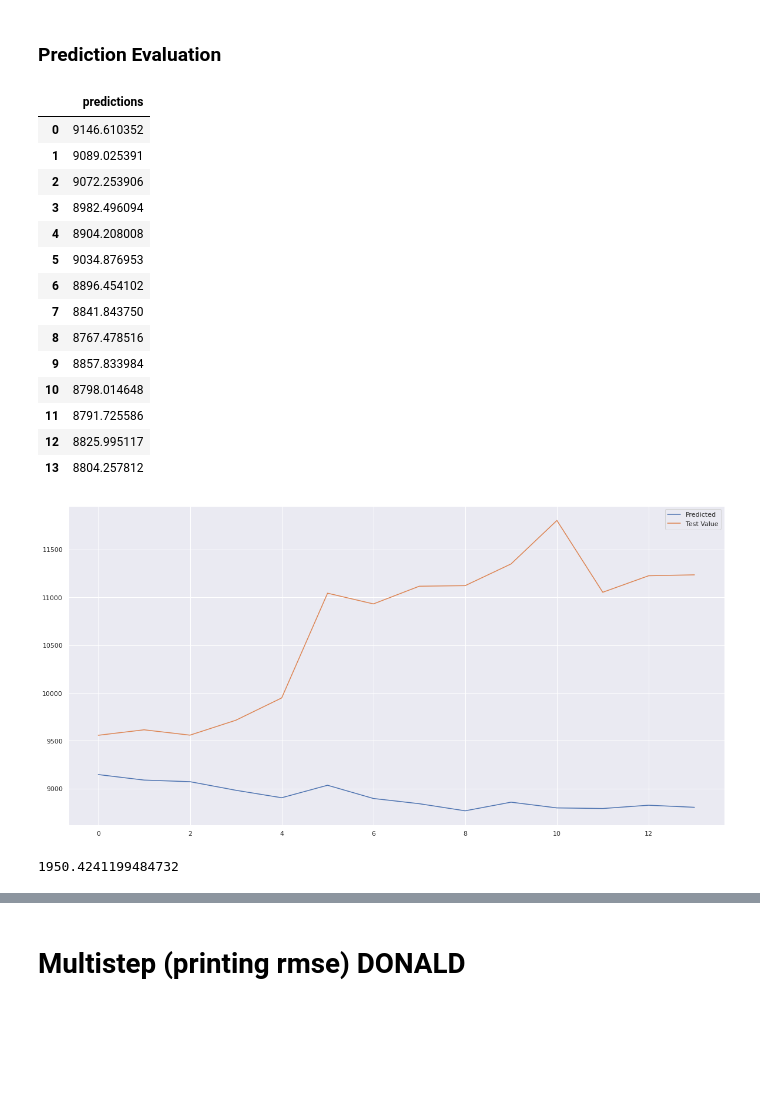
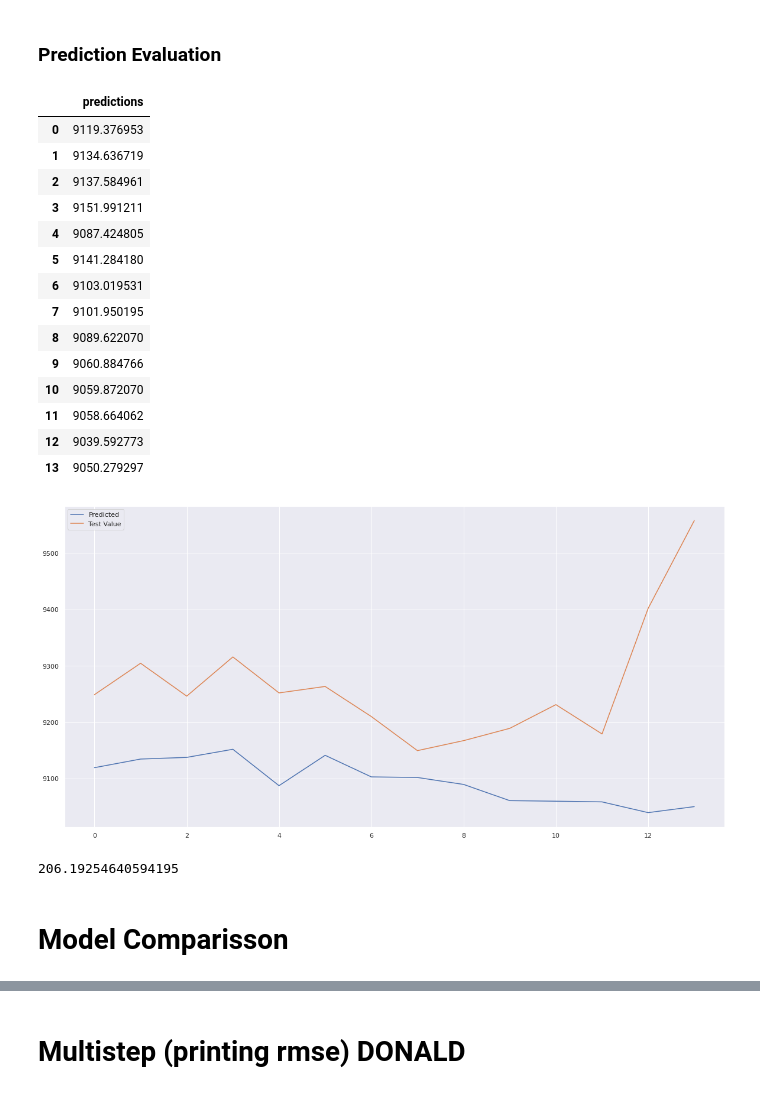
Before and after one commit to DonaldTurton/iLab2, a Jupyter notebook: Multi_Step_LSTM.ipynb, the cells around one changed output, grey strips where cells are left out. Drawn from its saved outputs; the diff is of its cells as text; code cells hidden in the pictures; blank space fills up the shorter version.

```diff
--- a/Multi_Step_LSTM.ipynb
+++ b/Multi_Step_LSTM.ipynb
@@ -483,0 +490,27 @@ Epoch 100/100
+# %%
+# fit model
+#model.fit(X_train, y_train, epochs=100, validation_split=0.2)
+
+
+from time import time
+import time
+# Fit model
+tic = time.perf_counter()
+
+#model.fit(X_train, y_train, epochs=100, validation_split=0.2) #VALIDATION SPLIT???
+
+
+
+# Change epochs as necessary
+history = model.fit(
+    X_train,
+    y_train,
+    epochs=100,
+    validation_split=0.2,
+    callbacks = [early_stopping, reduce_lr])
+
+
+
+toc = time.perf_counter()
+run_time = (toc-tic)/60
+print(f'Model ran in: {run_time:0.2f} minutes')
@@ -488,7 +553,7 @@ Epoch 100/100
 X_test=X_test.reshape((1, n_seq, n_steps, n_features))
 
 #Precidt
-yhat = model.predict(X_test, verbose=0)
+yhat_CNN_LSTM = model.predict(X_test, verbose=0)
 # %%
 # Create the predictions data frame
 
@@ -535,27 +600,26 @@ yhat = model.predict(X_test, verbose=0)
 
 # yhat.columns = ['predictions']
 # %%
-yhat = pd.DataFrame(yhat)
+yhat_CNN_LSTM = pd.DataFrame(yhat_CNN_LSTM)
 # %%
-yhat = yhat.T
-yhat.columns = ['predictions']
-yhat
+yhat_CNN_LSTM = yhat_CNN_LSTM.T
+yhat_CNN_LSTM.columns = ['predictions']
 # %% [output]
 |  | predictions |
-| 0 | 9146.610352 |
-| 1 | 9089.025391 |
-| 2 | 9072.253906 |
-| 3 | 8982.496094 |
-| 4 | 8904.208008 |
-| 5 | 9034.876953 |
-| 6 | 8896.454102 |
-| 7 | 8841.843750 |
-| 8 | 8767.478516 |
-| 9 | 8857.833984 |
-| 10 | 8798.014648 |
-| 11 | 8791.725586 |
-| 12 | 8825.995117 |
-| 13 | 8804.257812 |
+| 0 | 9119.376953 |
+| 1 | 9134.636719 |
+| 2 | 9137.584961 |
+| 3 | 9151.991211 |
+| 4 | 9087.424805 |
+| 5 | 9141.284180 |
+| 6 | 9103.019531 |
+| 7 | 9101.950195 |
+| 8 | 9089.622070 |
+| 9 | 9060.884766 |
+| 10 | 9059.872070 |
+| 11 | 9058.664062 |
+| 12 | 9039.592773 |
+| 13 | 9050.279297 |
 # %%
 # Create the test set data frame
 y_test = pd.DataFrame(np.reshape(np.array(y_test), (14,1)))
@@ -564,18 +628,20 @@ y_test.columns = ['real']
 # %%
 # Plot the predictions against the truth
 
-plt.plot(yhat.index, yhat.predictions, label='Predicted')
+plt.plot(yhat_CNN_LSTM.index, yhat_CNN_LSTM.predictions, label='Predicted')
 plt.plot(y_test.index, y_test.real,label='Test Value')
 plt.legend()
 plt.show()
 # %% [output]
-[figure, old version]
+[figure, new version]
 # %%
 def rmse(predictions, targets):
     return np.sqrt(((predictions - targets) ** 2).mean())
 
-rmse_val = rmse(yhat.predictions, y_test.real)
+rmse_val = rmse(yhat_CNN_LSTM.predictions, y_test.real)
 
 rmse_val
 # %% [output]
-1950.4241199484732
+206.19254640594195
+# %% [markdown]
+# Model Comparisson
```
Also changed, not shown: parts of 36 cells of this notebook.
